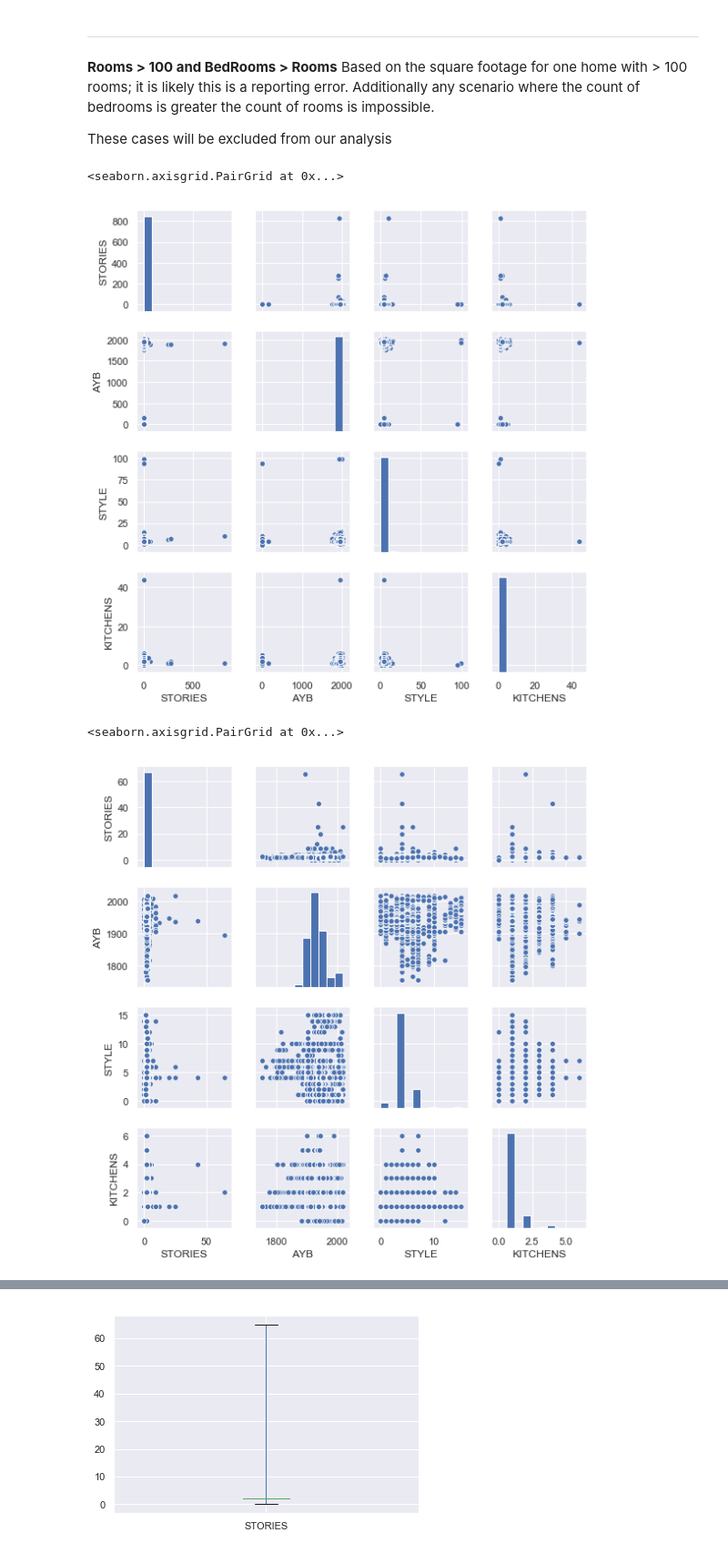
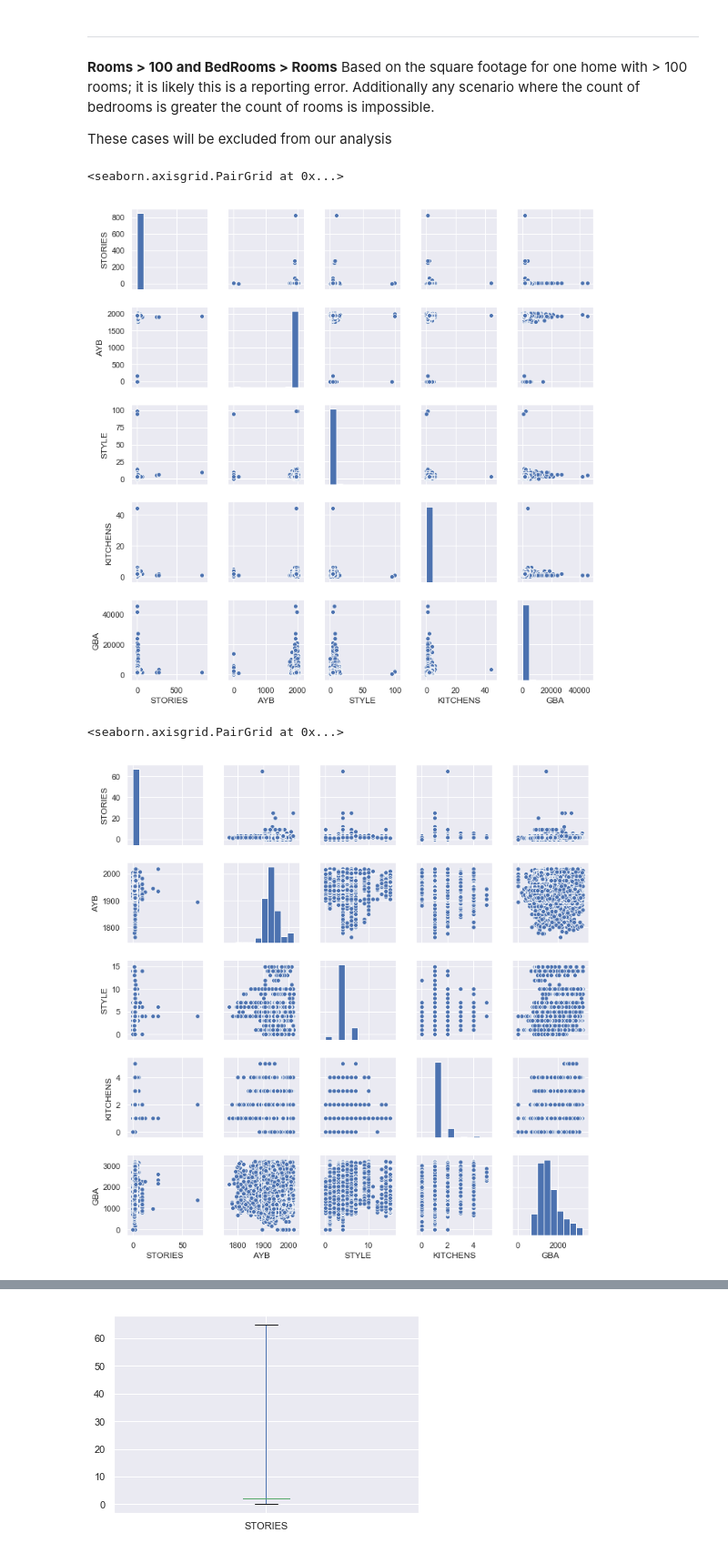
Before and after one commit to davxdan/DataMiningGroupProjects, a Jupyter notebook: Lab 3/Deliverable_Properties_Analysis.ipynb, the cells around one changed output, grey strips where cells are left out. Shown at 91% size. Cells and saved outputs as stored; diff of their text form; code cells hidden in the pictures.

```diff
--- a/Lab 3/Deliverable_Properties_Analysis.ipynb
+++ b/Lab 3/Deliverable_Properties_Analysis.ipynb
@@ -150,8 +150,7 @@ from sklearn.base import TransformerMixin
 class DataFrameImputer(TransformerMixin):
     def __init__(self):
         """Impute missing values. Categorical are imputed with the most frequent value.
-        Others are imputed with mean.
-        """
+        Others are imputed with mean."""
     def fit(self, X, y=None):
         self.fill = pd.Series([X[c].value_counts().index[0]
             if X[c].dtype == np.dtype('O') else X[c].median() for c in X],
@@ -223,20 +231,21 @@ Additionally any scenario where the count of bedrooms is greater the count of ro
 These cases will be excluded from our analysis
 # %%
 #Plots before outlier Removals
-plotVar = ['STORIES','AYB','STYLE','KITCHENS']
+plotVar = ['STORIES','AYB','STYLE','KITCHENS','GBA']
 sns.pairplot(df[plotVar], size=2)
 # %% [output]
 <seaborn.axisgrid.PairGrid at 0x...>
-[figure, old version]
+[figure, new version]
 # %%
 #remove false records and replot
 df = df[df.STORIES < 200]
 df = df[df.AYB > 1500]
 df = df[df.STYLE < 25]
 df = df[df.KITCHENS < 20]
 df = df[df.ROOMS < 100]
 df = df[df.ROOMS >= df.BEDRM]
+df = df[df.GBA < 3200]
 sns.pairplot(df[plotVar], size=2)
 # %% [output]
 <seaborn.axisgrid.PairGrid at 0x...>
-[figure, old version]
+[figure, new version]
```
Also changed, not shown: parts of 21 cells of this notebook.
